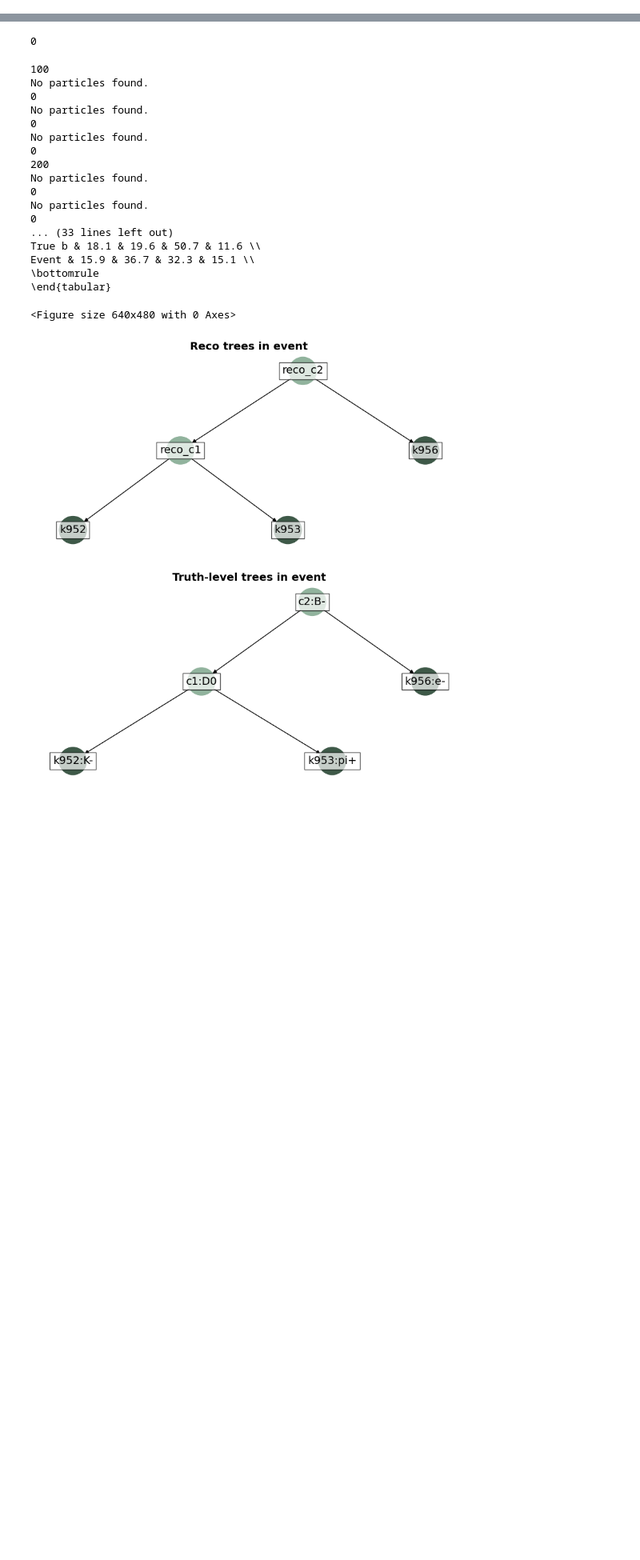
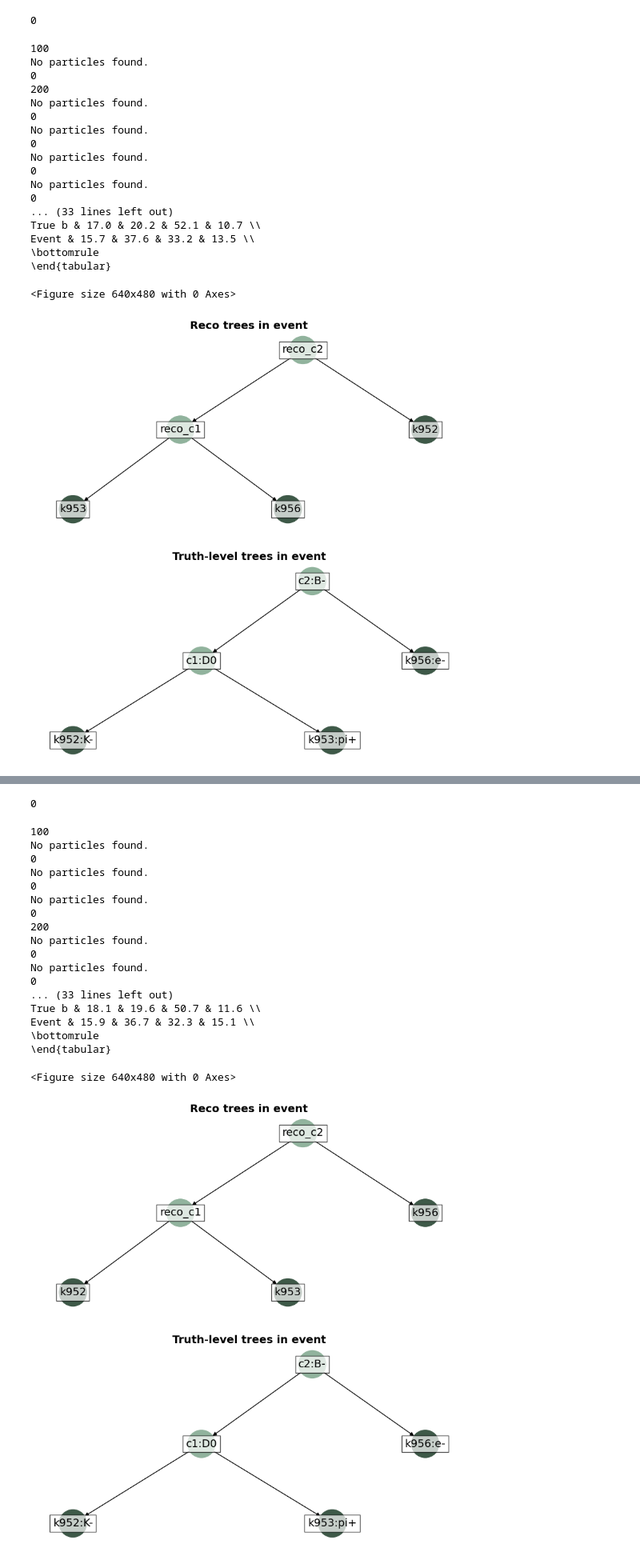
Before and after one commit to willsutcliffe/scalable_mtl_hgnn, a Jupyter notebook: Refactoring_perf.ipynb, the cells around one changed output, grey strips where cells are left out. Shown at 80% size. Drawn from its saved outputs; the diff is of its cells as text; code cells hidden in the pictures; blank space fills up the shorter version.

```diff
--- a/Refactoring_perf.ipynb
+++ b/Refactoring_perf.ipynb
@@ -53,0 +219,23 @@ perf = Performance(config_loader)
+# %%
+perf.evaluate_reco_performance(event_max=1000, pruning_cut=0,plot_perfect_decaychains=1)
+# %% [output]
+0
+100
+No particles found.
+0
+200
+No particles found.
+0
+No particles found.
+0
+No particles found.
+0
+No particles found.
+0
+... (33 lines left out)
+True b & 17.0 & 20.2 & 52.1 & 10.7 \\
+Event & 15.7 & 37.6 & 33.2 & 13.5 \\
+\bottomrule
+\end{tabular}
+<Figure size 640x480 with 0 Axes>
+[figure, added]
```
Also changed, not shown: parts of 43 cells of this notebook, 19 other files.
